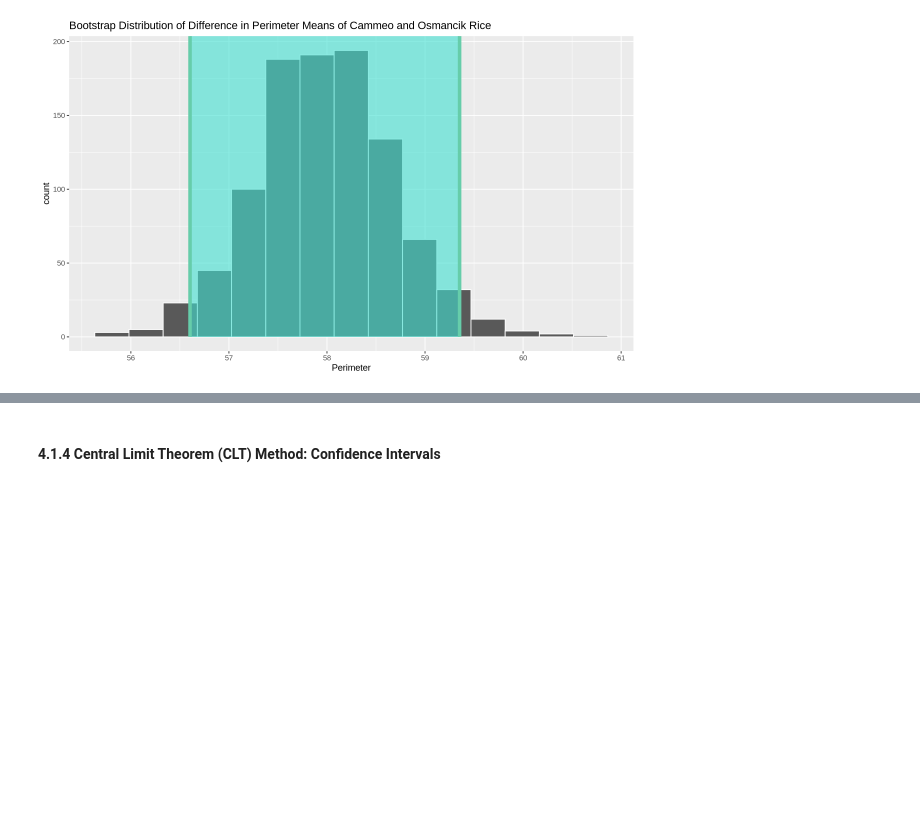
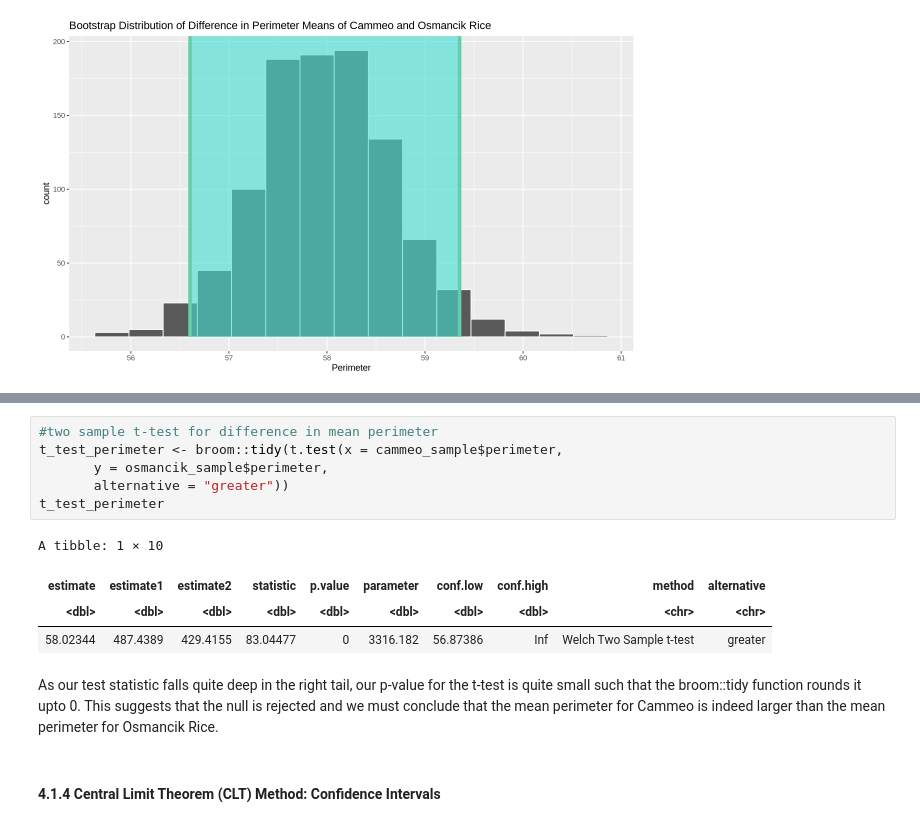
Before and after one commit to yun-sky/STAT-201-Project, a Jupyter notebook: Final Report.ipynb, the cells around one changed output, grey strips where cells are left out. Cells and saved outputs as stored; diff of their text form; blank space fills up the shorter version.

```diff
--- a/Final Report.ipynb
+++ b/Final Report.ipynb
@@ -288,2 +295,15 @@ bootstrap_perimeter_dist_ci
+# %%
+#two sample t-test for difference in mean perimeter
+t_test_perimeter <- broom::tidy(t.test(x = cammeo_sample$perimeter,
+       y = osmancik_sample$perimeter,
+       alternative = "greater"))
+t_test_perimeter
+# %% [output]
+A tibble: 1 × 10
+| estimate | estimate1 | estimate2 | statistic | p.value | parameter | conf.low | conf.high | method | alternative |
+| <dbl> | <dbl> | <dbl> | <dbl> | <dbl> | <dbl> | <dbl> | <dbl> | <chr> | <chr> |
+| 58.02344 | 487.4389 | 429.4155 | 83.04477 | 0 | 3316.182 | 56.87386 | Inf | Welch Two Sample t-test | greater |
+# %% [markdown]
+As our test statistic falls quite deep in the right tail, our p-value for the t-test is quite small such that the broom::tidy function rounds it upto 0. This suggests that the null is rejected and we must conclude that the mean perimeter for Cammeo is indeed larger than the mean perimeter for Osmancik Rice.
 # %% [markdown]
 #### 4.1.4 Central Limit Theorem (CLT) Method: Confidence Intervals
```
Also changed, not shown: parts of 13 cells of this notebook.
